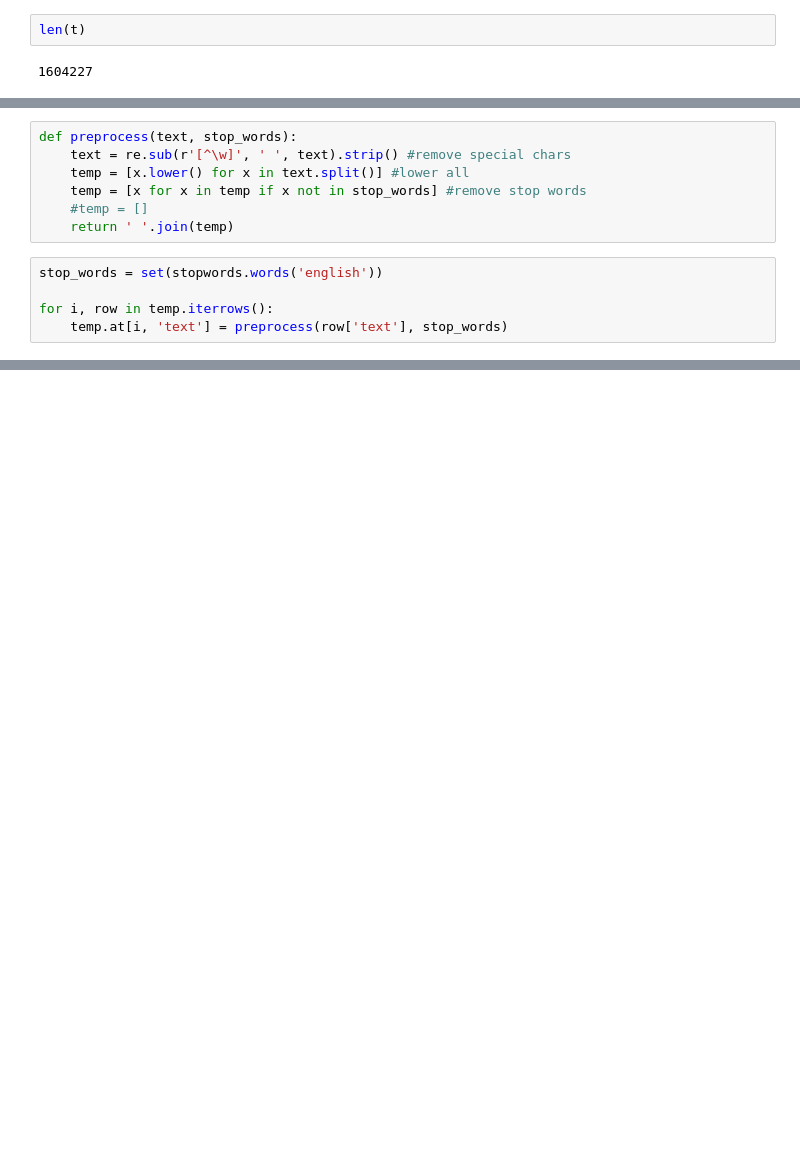
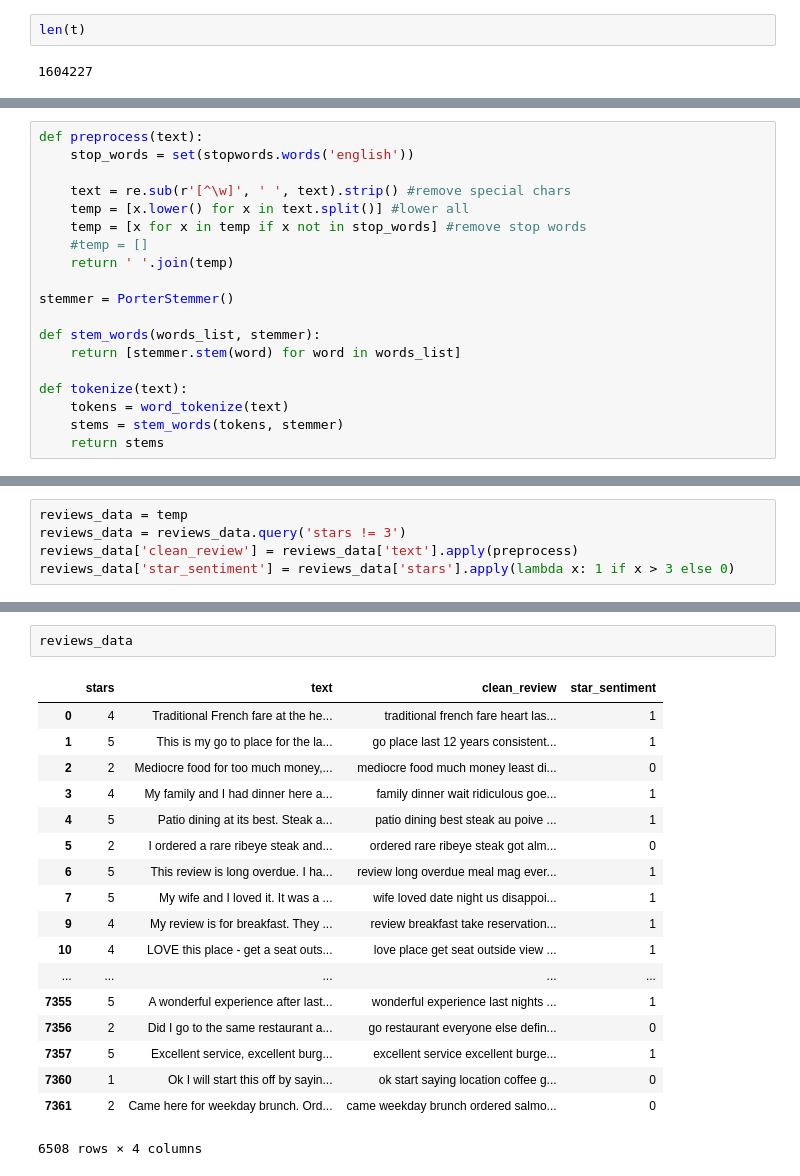
Before and after one commit to ebozkurt93/cs210-yelp, a Jupyter notebook: 4 - Machine Learning.ipynb, the cells around one changed output, grey strips where cells are left out. Saved outputs shown, nothing was run; the diff lists cells and outputs as text; blank space fills up the shorter version.

```diff
--- a/4 - Machine Learning.ipynb
+++ b/4 - Machine Learning.ipynb
@@ -192,12 +173,19 @@ temp
 # %%
-def preprocess(text, stop_words):
+def preprocess(text):
+    stop_words = set(stopwords.words('english'))
+
     text = re.sub(r'[^\w]', ' ', text).strip() #remove special chars
     temp = [x.lower() for x in text.split()] #lower all
     temp = [x for x in temp if x not in stop_words] #remove stop words
     #temp = []
     return ' '.join(temp)
+
+stemmer = PorterStemmer()
+
+def stem_words(words_list, stemmer):
+    return [stemmer.stem(word) for word in words_list]
+
+def tokenize(text):
+    tokens = word_tokenize(text)
+    stems = stem_words(tokens, stemmer)
+    return stems
-# %%
-stop_words = set(stopwords.words('english'))
-
-for i, row in temp.iterrows():
-    temp.at[i, 'text'] = preprocess(row['text'], stop_words)
@@ -226,0 +192,5 @@ temp
+# %%
+reviews_data = temp
+reviews_data = reviews_data.query('stars != 3')
+reviews_data['clean_review'] = reviews_data['text'].apply(preprocess)
+reviews_data['star_sentiment'] = reviews_data['stars'].apply(lambda x: 1 if x > 3 else 0)
@@ -226,0 +236,21 @@ temp
+# %%
+reviews_data
+# %% [output]
+|  | stars | text | clean_review | star_sentiment |
+| 0 | 4 | Traditional French fare at the he... | traditional french fare heart las... | 1 |
+| 1 | 5 | This is my go to place for the la... | go place last 12 years consistent... | 1 |
+| 2 | 2 | Mediocre food for too much money,... | mediocre food much money least di... | 0 |
+| 3 | 4 | My family and I had dinner here a... | family dinner wait ridiculous goe... | 1 |
+| 4 | 5 | Patio dining at its best. Steak a... | patio dining best steak au poive ... | 1 |
+| 5 | 2 | I ordered a rare ribeye steak and... | ordered rare ribeye steak got alm... | 0 |
+| 6 | 5 | This review is long overdue. I ha... | review long overdue meal mag ever... | 1 |
+| 7 | 5 | My wife and I loved it. It was a ... | wife loved date night us disappoi... | 1 |
+| 9 | 4 | My review is for breakfast. They ... | review breakfast take reservation... | 1 |
+| 10 | 4 | LOVE this place - get a seat outs... | love place get seat outside view ... | 1 |
+| ... | ... | ... | ... | ... |
+| 7355 | 5 | A wonderful experience after last... | wonderful experience last nights ... | 1 |
+| 7356 | 2 | Did I go to the same restaurant a... | go restaurant everyone else defin... | 0 |
+| 7357 | 5 | Excellent service, excellent burg... | excellent service excellent burge... | 1 |
+| 7360 | 1 | Ok I will start this off by sayin... | ok start saying location coffee g... | 0 |
+| 7361 | 2 | Came here for weekday brunch. Ord... | came weekday brunch ordered salmo... | 0 |
+6508 rows × 4 columns
```
Also changed, not shown: parts of 12 cells of this notebook.
